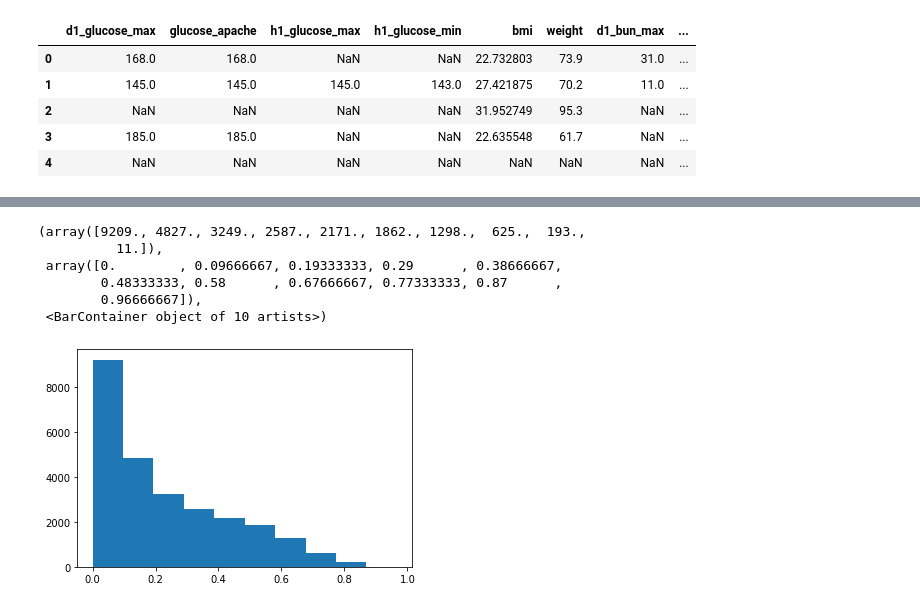
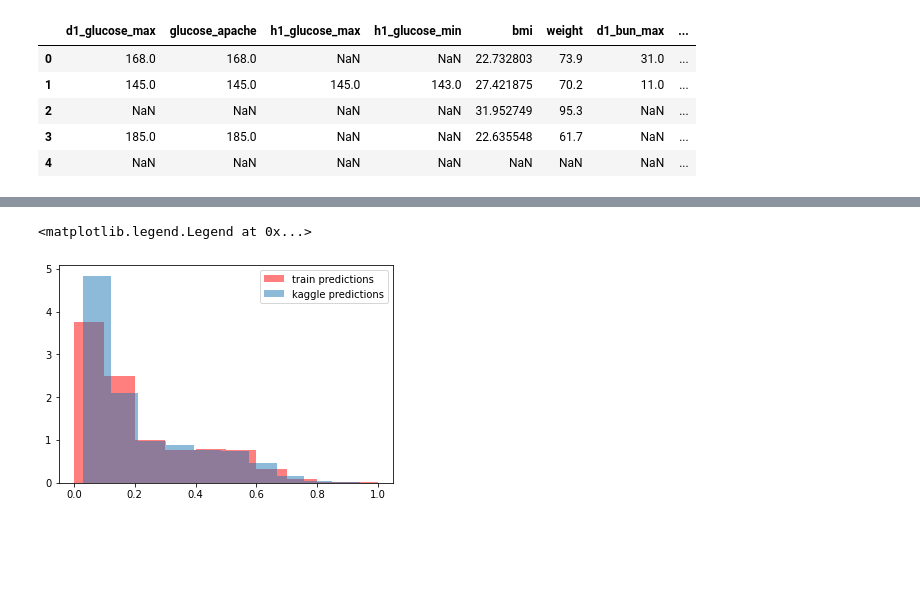
Before and after one commit to lisamnash/wids_datathon, a Jupyter notebook: notebooks/wids_datathon.ipynb, the cells around one changed output, grey strips where cells are left out. Cells and saved outputs as stored; diff of their text form; code cells hidden in the pictures; blank space fills up the shorter version.

```diff
--- a/notebooks/wids_datathon.ipynb
+++ b/notebooks/wids_datathon.ipynb
@@ -220,13 +265,10 @@ plt.title
-# %%
-predictions_train = rfc.predict_proba(X_test)
-plt.hist(predictions_train[::,1])
-# %% [output]
-(array([9209., 4827., 3249., 2587., 2171., 1862., 1298.,  625.,  193.,
-          11.]),
- array([0.        , 0.09666667, 0.19333333, 0.29      , 0.38666667,
-        0.48333333, 0.58      , 0.67666667, 0.77333333, 0.87      ,
-        0.96666667]),
- <BarContainer object of 10 artists>)
-[figure, removed]
+# %%
+predictions_train = rfc.predict_proba(X_test)
+plt.hist(predictions_train[::,1],density=True, alpha=0.5, color='r', label='train predictions')
+plt.hist(predictions[::,1], density=True, alpha=0.5, label='kaggle predictions')
+plt.legend()
+# %% [output]
+<matplotlib.legend.Legend at 0x...>
+[figure, added]
 # %%
 rfc.classes_
```
Also changed, not shown: parts of 18 cells of this notebook.
